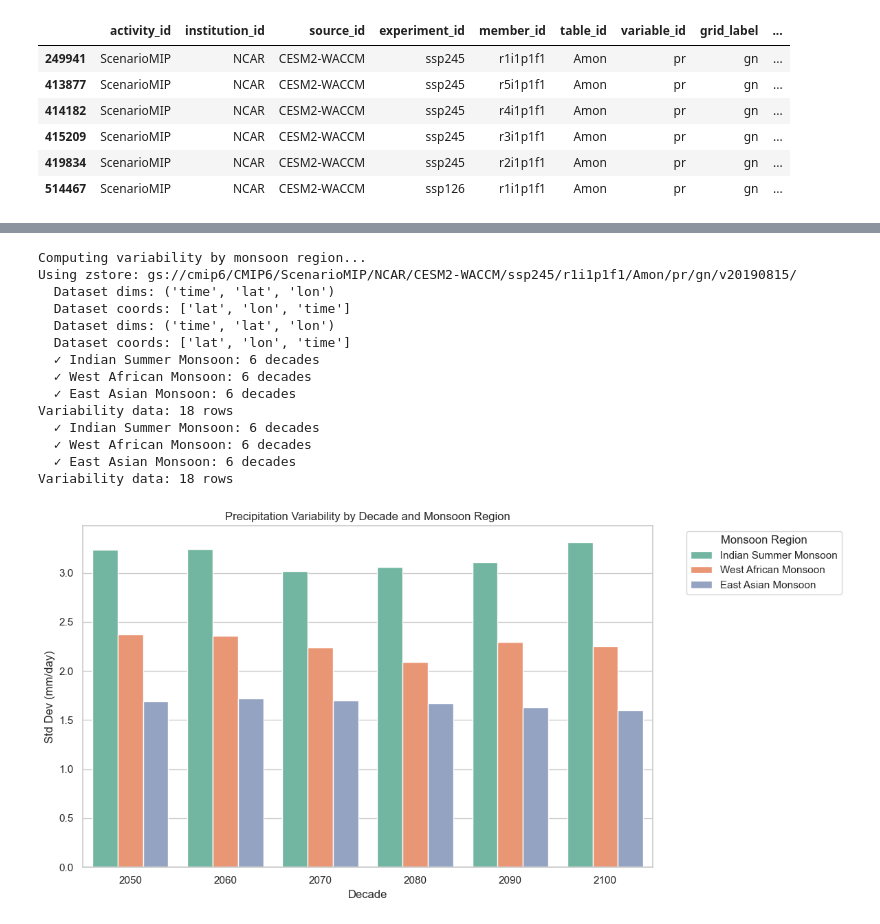
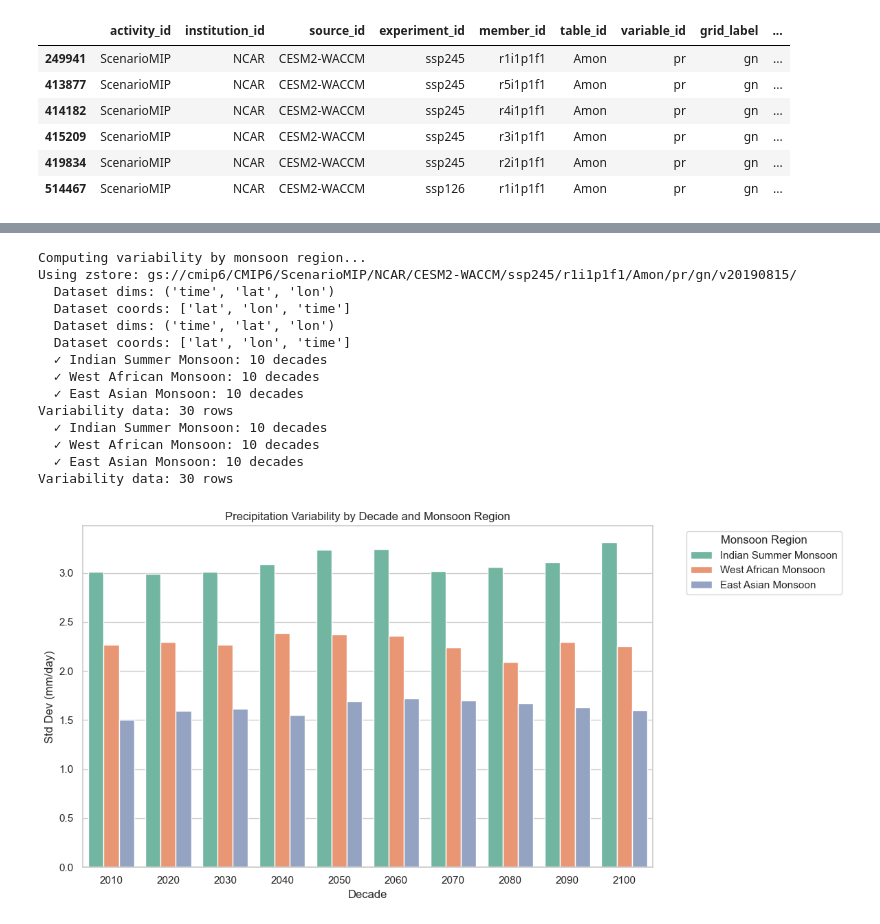
Before and after one commit to TanishaKr07/DSC106-FinalProject, a Jupyter notebook: static-viz.ipynb, the cells around one changed output, grey strips where cells are left out. Drawn from its saved outputs; the diff is of its cells as text; code cells hidden in the pictures.

```diff
--- a/static-viz.ipynb
+++ b/static-viz.ipynb
@@ -203,7 +203,7 @@ monsoon_regions = {
     'East Asian Monsoon': {'lat': (25, 50), 'lon': (100, 140)}
 }
 
-def compute_variability_by_region(zstore, regions_dict, var='pr', year_min=2050, year_max=2100):
+def compute_variability_by_region(zstore, regions_dict, var='pr', year_max=2100):
     """
     Load a zarr dataset and compute std dev of precipitation by (decade, region).
     Returns a DataFrame with columns: [decade, region, std_dev]
@@ -233,10 +233,8 @@ def compute_variability_by_region(zstore, regions_dict, var='pr', year_min=2050,
             except Exception:
                 years.append(int(getattr(t, 'year')))
 
-        # Filter to year range (year_min to year_max inclusive)
-        mask_min = np.array(years) >= year_min
-        mask_max = np.array(years) <= year_max
-        mask = mask_min & mask_max
+        # Filter to year_max
+        mask = np.array(years) <= year_max
         da_filtered = da.isel(time=mask)
         years_filt = np.array(years)[mask]
 
@@ -272,39 +270,39 @@ def compute_variability_by_region(zstore, regions_dict, var='pr', year_min=2050,
 
 # Process first member as an example
 print("Computing variability by monsoon region...")
 first_zstore = df_filtered['zstore'].iloc[0]
 print(f"Using zstore: {first_zstore}")
 var_results = compute_variability_by_region(first_zstore, monsoon_regions, year_max=2100)
 
 if len(var_results) > 0:
     df_var = pd.DataFrame(var_results)
     print(f"Variability data: {len(df_var)} rows")
 
     # Plot bar chart
     plt.figure(figsize=(12, 6))
     sns.set_theme(style='whitegrid')
     sns.barplot(data=df_var, x='decade', y='std_dev', hue='region', palette='Set2')
     plt.xlabel('Decade')
     plt.ylabel('Std Dev (mm/day)')
     plt.title('Precipitation Variability by Decade and Monsoon Region')
     plt.legend(title='Monsoon Region', bbox_to_anchor=(1.05, 1), loc='upper left')
     plt.tight_layout()
     plt.show()
 else:
     print("No variability data computed. Check zstore coordinates and region bounds.")
 # %% [output]
 Computing variability by monsoon region...
 Using zstore: gs://cmip6/CMIP6/ScenarioMIP/NCAR/CESM2-WACCM/ssp245/r1i1p1f1/Amon/pr/gn/v20190815/
   Dataset dims: ('time', 'lat', 'lon')
   Dataset coords: ['lat', 'lon', 'time']
   Dataset dims: ('time', 'lat', 'lon')
   Dataset coords: ['lat', 'lon', 'time']
-  ✓ Indian Summer Monsoon: 6 decades
-  ✓ West African Monsoon: 6 decades
-  ✓ East Asian Monsoon: 6 decades
-Variability data: 18 rows
-  ✓ Indian Summer Monsoon: 6 decades
-  ✓ West African Monsoon: 6 decades
-  ✓ East Asian Monsoon: 6 decades
-Variability data: 18 rows
+  ✓ Indian Summer Monsoon: 10 decades
+  ✓ West African Monsoon: 10 decades
+  ✓ East Asian Monsoon: 10 decades
+Variability data: 30 rows
+  ✓ Indian Summer Monsoon: 10 decades
+  ✓ West African Monsoon: 10 decades
+  ✓ East Asian Monsoon: 10 decades
+Variability data: 30 rows
-[figure, old version]
+[figure, new version]
```
Also changed, not shown: parts of 1 cell of this notebook.
